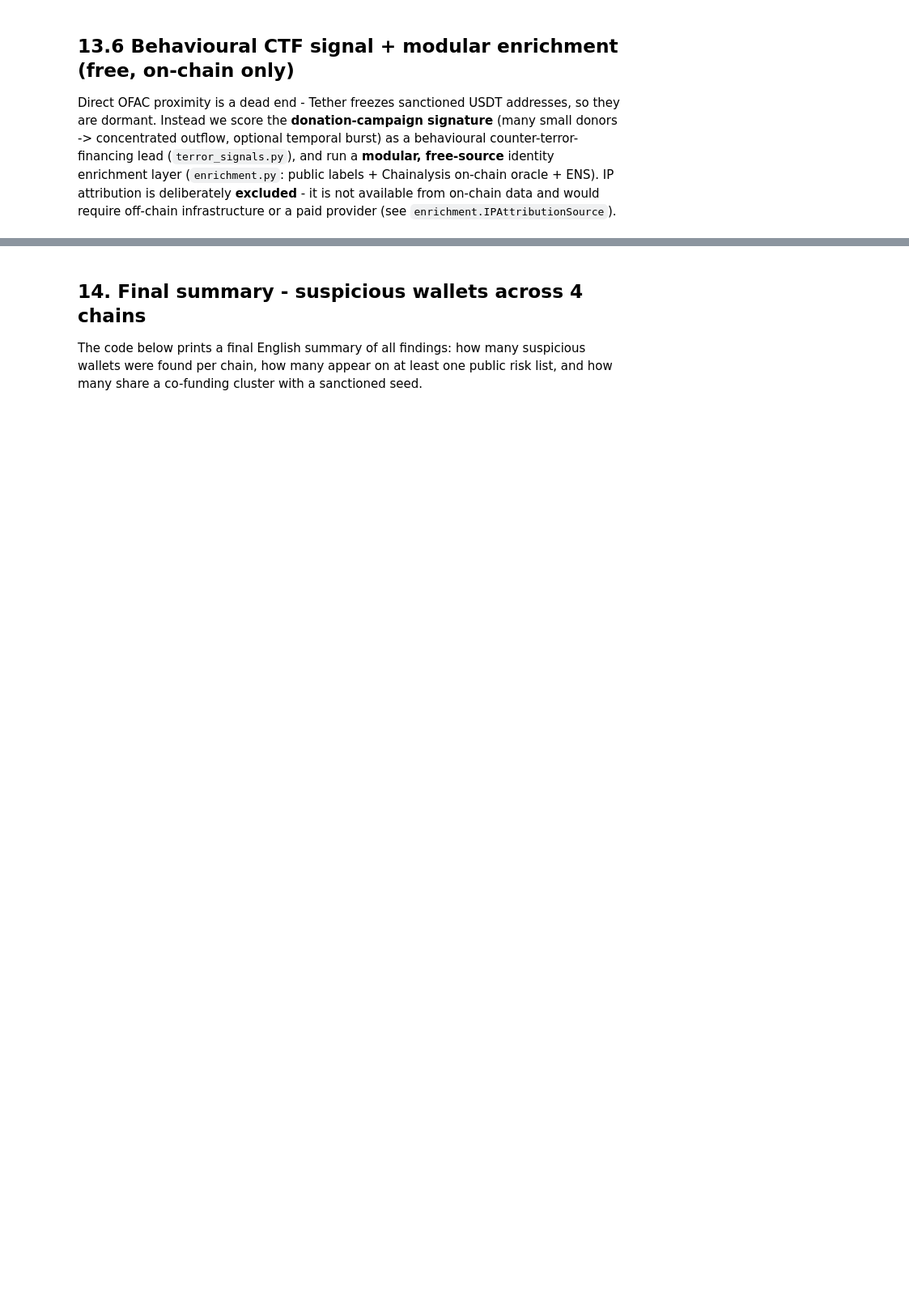
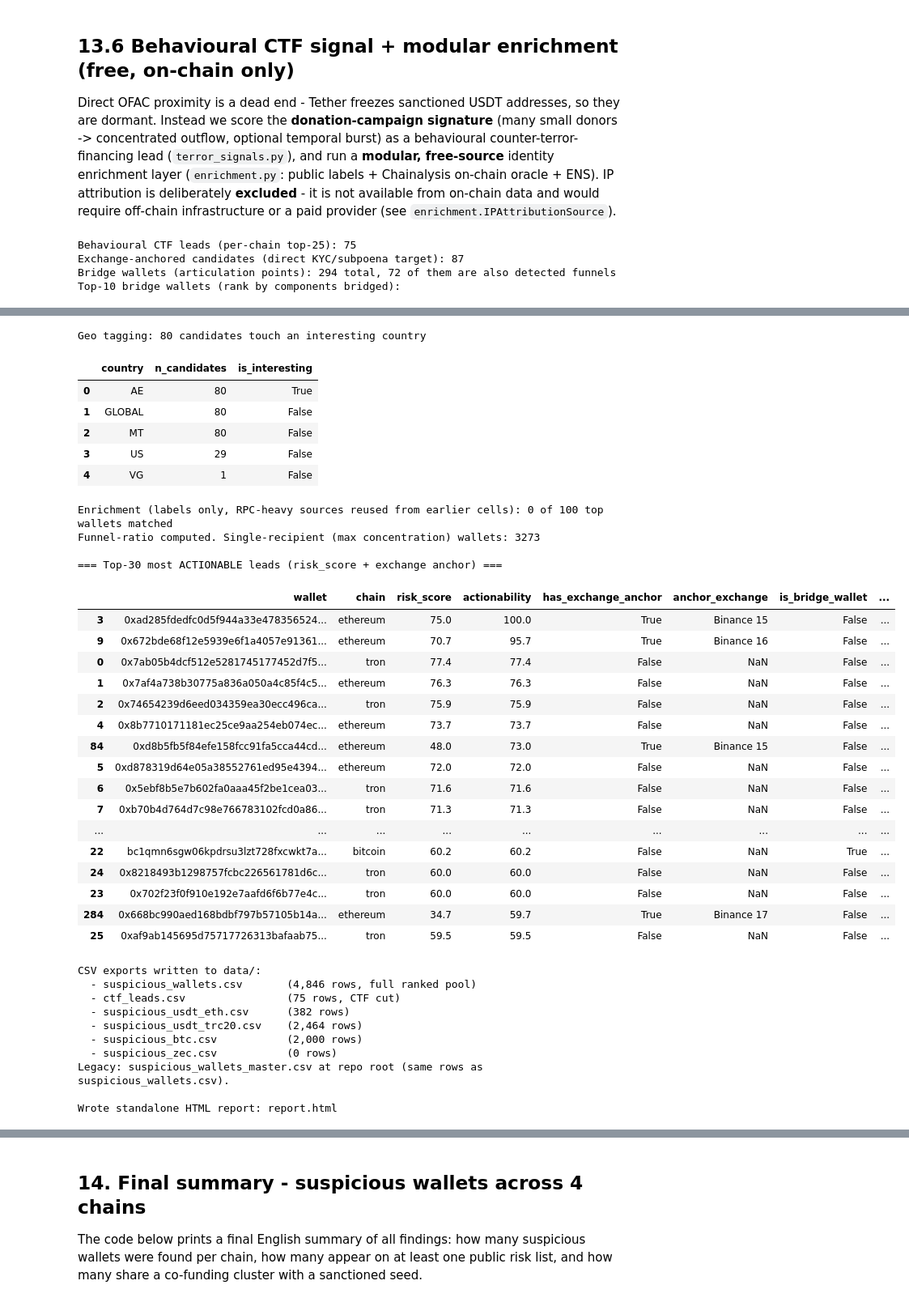
Before and after one commit to orarr2/Ethereum-and-Blockchain-Wallet-Trails---Detecting-Crypto-exchangers-and-AML-wallet-fruads, a Jupyter notebook: Crypto-AML-Analysis.ipynb, the cells around one changed output, grey strips where cells are left out. Shown at 81% size. Cells and saved outputs as stored; diff of their text form; code cells hidden in the pictures; blank space fills up the shorter version.

```diff
--- a/Crypto-AML-Analysis.ipynb
+++ b/Crypto-AML-Analysis.ipynb
@@ -1868,8 +1937,28 @@ Direct OFAC proximity is a dead end - Tether freezes sanctioned USDT addresses,
 # %%
 # 13.6  Behavioural CTF signal (adaptive) + exchange-anchor actionability +
 #       bridge-wallet detection + geographic tagging + HTML triage report
+import warnings
+warnings.filterwarnings(
+    "ignore",
+    message="Downcasting object dtype arrays.*",
+    category=FutureWarning,
+)
+
 import importlib, terror_signals, enrichment, bridge_wallets, geo_tagging, report_html
 for m in (terror_signals, enrichment, bridge_wallets, geo_tagging, report_html): importlib.reload(m)
+
+# (0) Idempotent reset - drop every column THIS cell adds, so a re-run does not
+#     hit pandas' _x/_y suffix collision on the merges below (which then makes
+#     `master["is_top_campaign_lead"]` a KeyError because it became "..._x").
+_CELL_ADDED_COLS = [
+    "campaign_terror_score", "is_top_campaign_lead",
+    "anchor_exchange", "anchor_exchange_addr", "anchor_usdt", "anchor_links",
+    "has_exchange_anchor", "actionability",
+    "is_bridge_wallet", "components_bridged", "total_bridged_size",
+    "country_codes", "country_source", "hits_interesting_country",
+    "funnel_ratio_recipients", "funnel_ratio_out_cnt", "is_single_recipient",
+]
+master = master.drop(columns=[c for c in _CELL_ADDED_COLS if c in master.columns])
 
 # (1) Campaign-shaped CTF score - per-chain TOP-K instead of a fixed threshold
 ac = terror_signals.campaign_score(all_candidates)
@@ -1984,7 +2073,7 @@ _ctf_cols = ["wallet","chain","risk_score","actionability","campaign_terror_scor
 _ctf_cols = [c for c in _ctf_cols if c in _ranked.columns]
 _top_flag = _ranked.get("is_top_campaign_lead", pd.Series([False]*len(_ranked))).fillna(False).astype(bool)
 _terror_flag = _ranked.get("risk_categories", pd.Series([[]]*len(_ranked))).apply(
-    lambda cs: "terror" in (cs or []))
+    lambda cs: isinstance(cs, (list, tuple, set)) and "terror" in cs)
 _ranked.loc[_top_flag | _terror_flag, _ctf_cols].to_csv(
     _dat / "ctf_leads.csv", index=False, encoding="utf-8-sig")
 # d) Per-chain slices
@@ -2011,3 +2100,8 @@ report_path = report_html.build_report(
     clusters=_clusters, nbctf_meta=_nbctf,
     out_path="report.html")
 print(f"\nWrote standalone HTML report: {report_path}")
+# %% [output]
+Behavioural CTF leads (per-chain top-25): 75
+Exchange-anchored candidates (direct KYC/subpoena target): 87
+Bridge wallets (articulation points): 294 total, 72 of them are also detected funnels
+Top-10 bridge wallets (rank by components bridged):
@@ -2014,3 +2119,41 @@ print(f"\nWrote standalone HTML report: {report_path}")
+Geo tagging: 80 candidates touch an interesting country
+|  | country | n_candidates | is_interesting |
+| 0 | AE | 80 | True |
+| 1 | GLOBAL | 80 | False |
+| 2 | MT | 80 | False |
+| 3 | US | 29 | False |
+| 4 | VG | 1 | False |
+Enrichment (labels only, RPC-heavy sources reused from earlier cells): 0 of 100 top wallets matched
+Funnel-ratio computed. Single-recipient (max concentration) wallets: 3273
+
+=== Top-30 most ACTIONABLE leads (risk_score + exchange anchor) ===
+|  | wallet | chain | risk_score | actionability | has_exchange_anchor | anchor_exchange | is_bridge_wallet | ... |
+| 3 | 0xad285fdedfc0d5f944a33e478356524... | ethereum | 75.0 | 100.0 | True | Binance 15 | False | ... |
+| 9 | 0x672bde68f12e5939e6f1a4057e91361... | ethereum | 70.7 | 95.7 | True | Binance 16 | False | ... |
+| 0 | 0x7ab05b4dcf512e5281745177452d7f5... | tron | 77.4 | 77.4 | False | NaN | False | ... |
+| 1 | 0x7af4a738b30775a836a050a4c85f4c5... | ethereum | 76.3 | 76.3 | False | NaN | False | ... |
+| 2 | 0x74654239d6eed034359ea30ecc496ca... | tron | 75.9 | 75.9 | False | NaN | False | ... |
+| 4 | 0x8b7710171181ec25ce9aa254eb074ec... | ethereum | 73.7 | 73.7 | False | NaN | False | ... |
+| 84 | 0xd8b5fb5f84efe158fcc91fa5cca44cd... | ethereum | 48.0 | 73.0 | True | Binance 15 | False | ... |
+| 5 | 0xd878319d64e05a38552761ed95e4394... | ethereum | 72.0 | 72.0 | False | NaN | False | ... |
+| 6 | 0x5ebf8b5e7b602fa0aaa45f2be1cea03... | tron | 71.6 | 71.6 | False | NaN | False | ... |
+| 7 | 0xb70b4d764d7c98e766783102fcd0a86... | tron | 71.3 | 71.3 | False | NaN | False | ... |
+| ... | ... | ... | ... | ... | ... | ... | ... | ... |
+| 22 | bc1qmn6sgw06kpdrsu3lzt728fxcwkt7a... | bitcoin | 60.2 | 60.2 | False | NaN | True | ... |
+| 24 | 0x8218493b1298757fcbc226561781d6c... | tron | 60.0 | 60.0 | False | NaN | False | ... |
+| 23 | 0x702f23f0f910e192e7aafd6f6b77e4c... | tron | 60.0 | 60.0 | False | NaN | False | ... |
+| 284 | 0x668bc990aed168bdbf797b57105b14a... | ethereum | 34.7 | 59.7 | True | Binance 17 | False | ... |
+| 25 | 0xaf9ab145695d75717726313bafaab75... | tron | 59.5 | 59.5 | False | NaN | False | ... |
+CSV exports written to data/:
+  - suspicious_wallets.csv       (4,846 rows, full ranked pool)
+  - ctf_leads.csv                (75 rows, CTF cut)
+  - suspicious_usdt_eth.csv      (382 rows)
+  - suspicious_usdt_trc20.csv    (2,464 rows)
+  - suspicious_btc.csv           (2,000 rows)
+  - suspicious_zec.csv           (0 rows)
+Legacy: suspicious_wallets_master.csv at repo root (same rows as suspicious_wallets.csv).
+
+Wrote standalone HTML report: report.html
 # %% [markdown]
 ## 12. Limitations & responsible use
 
```
Also changed, not shown: parts of 23 cells of this notebook, 12 other files.
